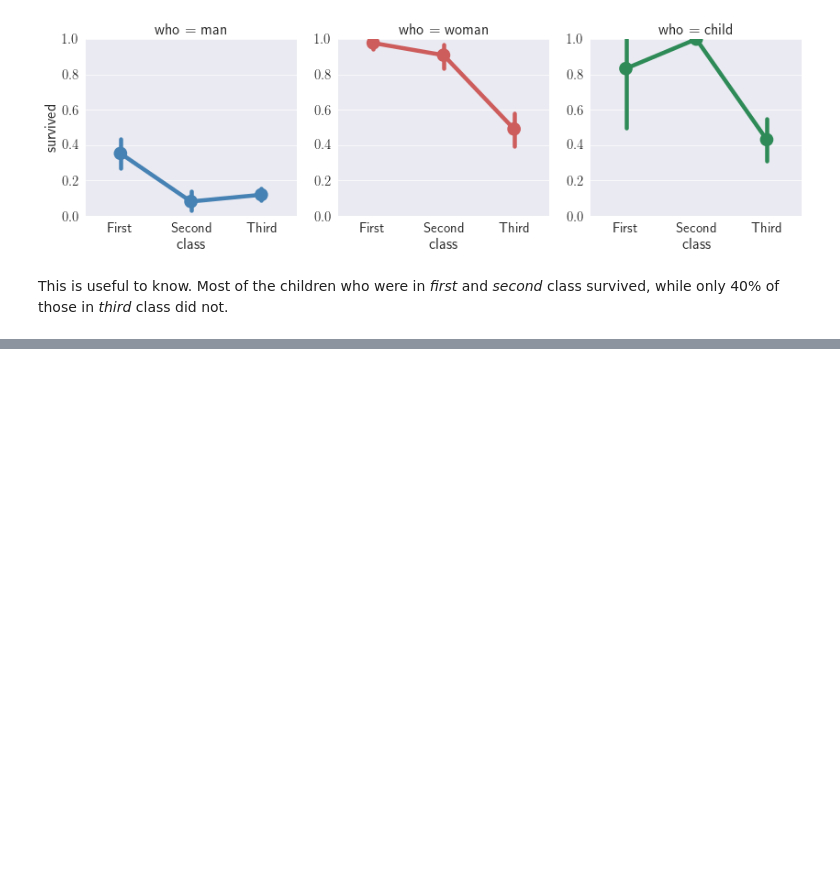
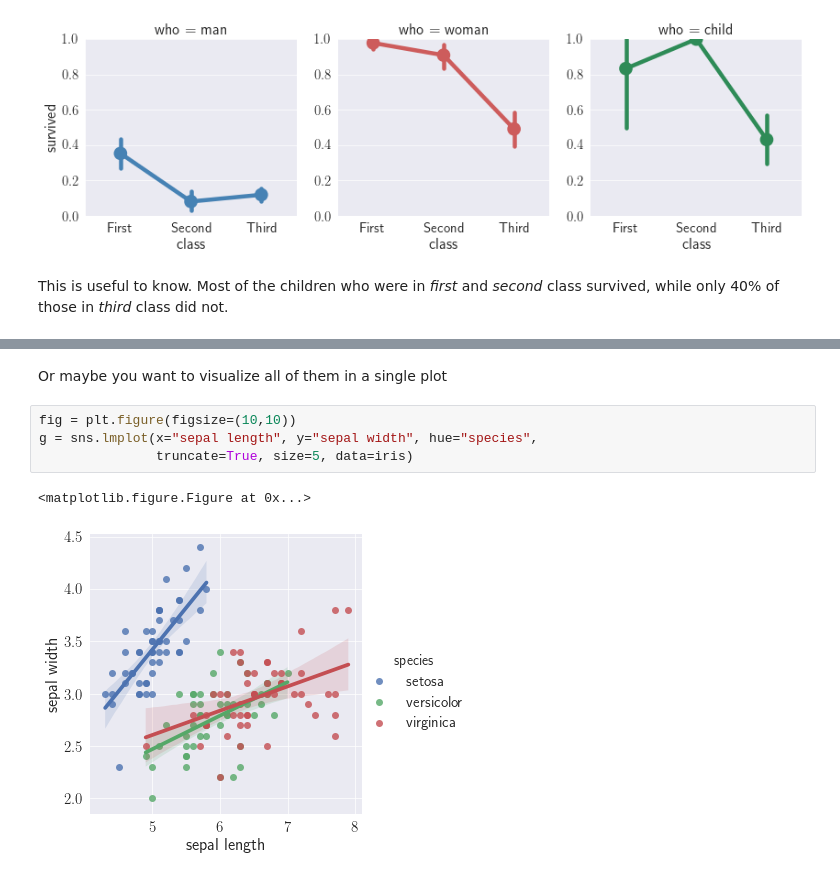
Before and after one commit to ajitDS/vidl_data_viz, a Jupyter notebook: iPython_Notebooks/2017_11/1.0-VC-Visualization_using-Seaborn_and_Matplotlib.ipynb, the cells around one changed output, grey strips where cells are left out. Drawn from its saved outputs; the diff is of its cells as text; blank space fills up the shorter version.

```diff
--- a/iPython_Notebooks/2017_11/1.0-VC-Visualization_using-Seaborn_and_Matplotlib.ipynb
+++ b/iPython_Notebooks/2017_11/1.0-VC-Visualization_using-Seaborn_and_Matplotlib.ipynb
@@ -257,0 +317,9 @@ sns.lmplot('parch', 'survived', titanic, x_estimator=np.mean, logistic=True)
+# %% [markdown]
+Or maybe you want to visualize all of them in a single plot
+# %%
+fig = plt.figure(figsize=(10,10))
+g = sns.lmplot(x="sepal length", y="sepal width", hue="species",
+               truncate=True, size=5, data=iris)
+# %% [output]
+<matplotlib.figure.Figure at 0x...>
+[figure, added]
```
Also changed, not shown: parts of 12 cells of this notebook.
